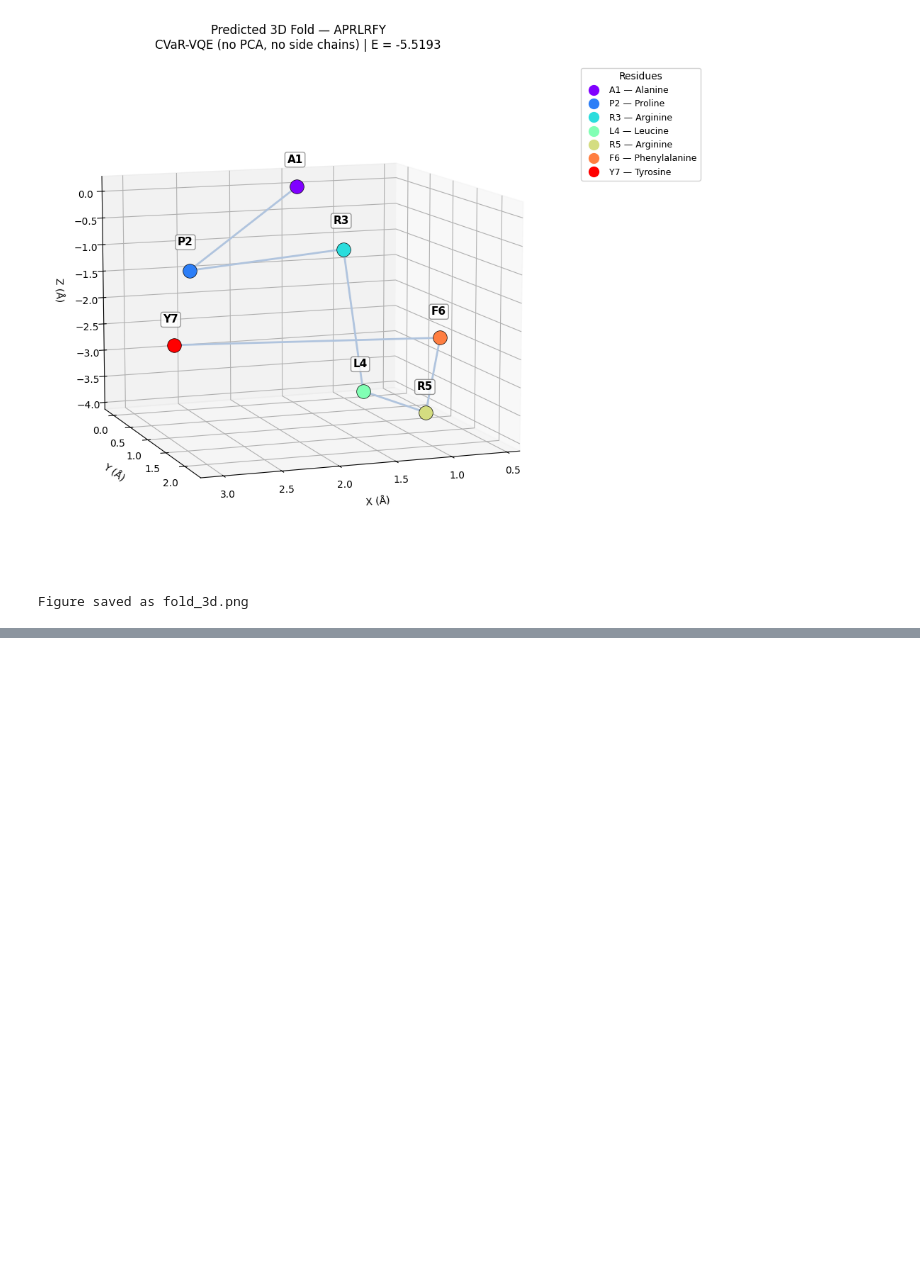
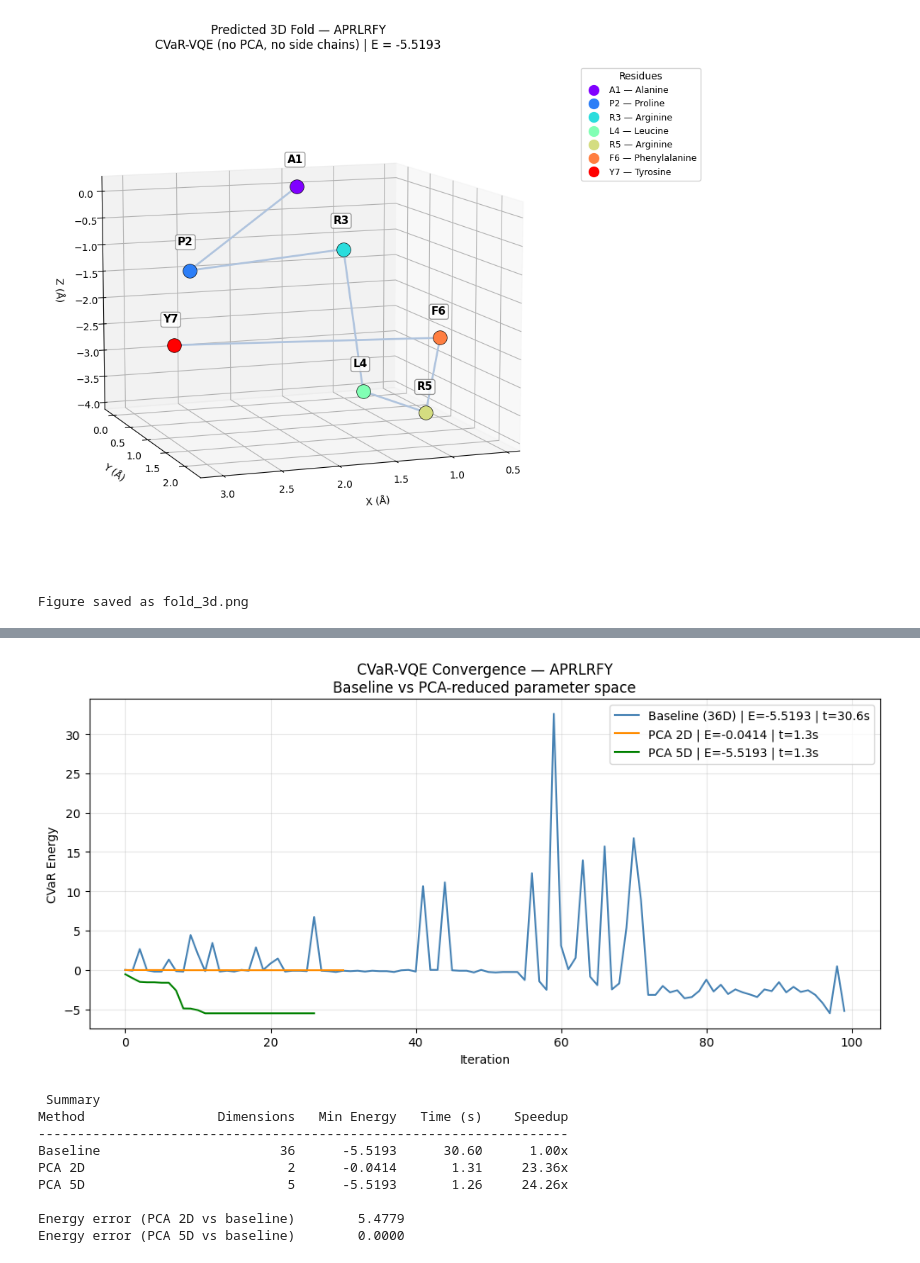
Before and after one commit to valentinamoruzzi/Quantum_protein_folding_exam, a Jupyter notebook: Protein_folding_2026.ipynb, the cells around one changed output, grey strips where cells are left out. Drawn from its saved outputs; the diff is of its cells as text; code cells hidden in the pictures; blank space fills up the shorter version.

```diff
--- a/Protein_folding_2026.ipynb
+++ b/Protein_folding_2026.ipynb
@@ -529,0 +750,49 @@ Energy error (PCA 5D vs baseline)        0.3886
+# %%
+# Final comparison
+
+fig, ax = plt.subplots(figsize=(10, 5))
+
+ax.plot(objective_func_vals,      color='steelblue',  linewidth=1.5,
+        label=f'Baseline ({D}D) | E={result_baseline.eigenvalue:.4f} | t={elapsed_baseline:.1f}s')
+ax.plot(objective_func_vals_pca,  color='darkorange', linewidth=1.5,
+        label=f'PCA 2D | E={best_pca_energy:.4f} | t={elapsed_pca:.1f}s')
+ax.plot(objective_func_vals_pca5, color='green',      linewidth=1.5,
+        label=f'PCA 5D | E={best_pca5_energy:.4f} | t={elapsed_pca5:.1f}s')
+ax.set_xlabel('Iteration')
+ax.set_ylabel('CVaR Energy')
+ax.set_title(f'CVaR-VQE Convergence — {SEQUENCE}\nBaseline vs PCA-reduced parameter space')
+ax.legend()
+ax.grid(True, alpha=0.3)
+
+plt.tight_layout()
+plt.savefig('final_comparison.png', dpi=150, bbox_inches='tight')
+plt.show()
+
+# Summary table
+print('\n Summary ')
+print(f"{'Method':<20} {'Dimensions':>12} {'Min Energy':>12} {'Time (s)':>10} {'Speedup':>10}")
+print('-' * 68)
+
+methods_   = ['Baseline', 'PCA 2D', 'PCA 5D']
+energies_  = [result_baseline.eigenvalue, best_pca_energy, best_pca5_energy]
+times_     = [elapsed_baseline, elapsed_pca, elapsed_pca5]
+dims_      = [D, 2, 5]
+
+for method, dim, energy, t in zip(methods_, dims_, energies_, times_):
+    speedup = elapsed_baseline / t if t > 0 else float('inf')
+    print(f"{method:<20} {dim:>12} {energy:>12.4f} {t:>10.2f} {speedup:>9.2f}x")
+
+print()
+print(f"{'Energy error (PCA 2D vs baseline)':<40} {abs(best_pca_energy - result_baseline.eigenvalue):.4f}")
+print(f"{'Energy error (PCA 5D vs baseline)':<40} {abs(best_pca5_energy - result_baseline.eigenvalue):.4f}")
+# %% [output]
+[figure, added]
+ Summary
+Method                 Dimensions   Min Energy   Time (s)    Speedup
+--------------------------------------------------------------------
+Baseline                       36      -5.5193      30.60      1.00x
+PCA 2D                          2      -0.0414       1.31     23.36x
+PCA 5D                          5      -5.5193       1.26     24.26x
+
+Energy error (PCA 2D vs baseline)        5.4779
+Energy error (PCA 5D vs baseline)        0.0000
```
Also changed, not shown: parts of 8 cells of this notebook.
